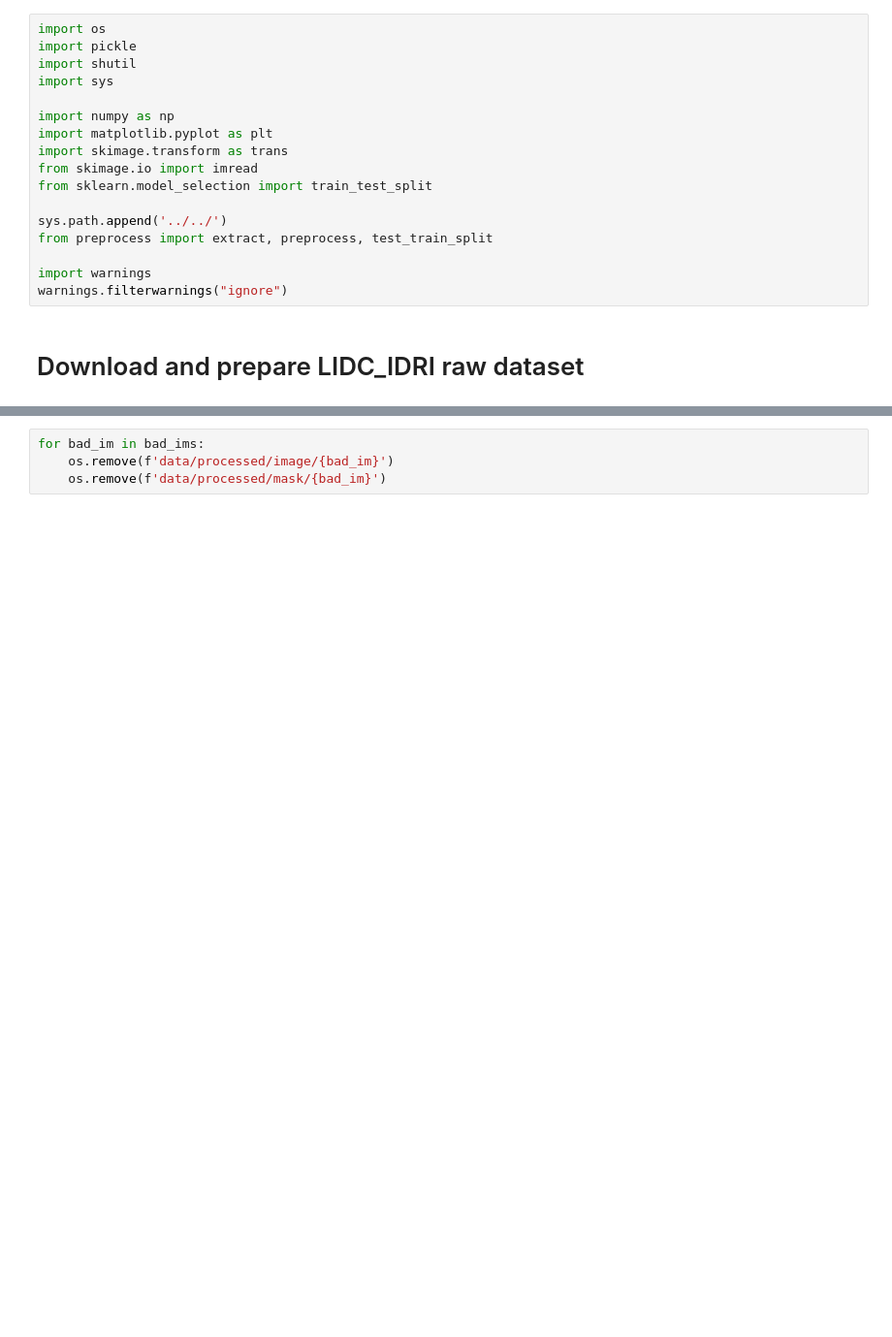
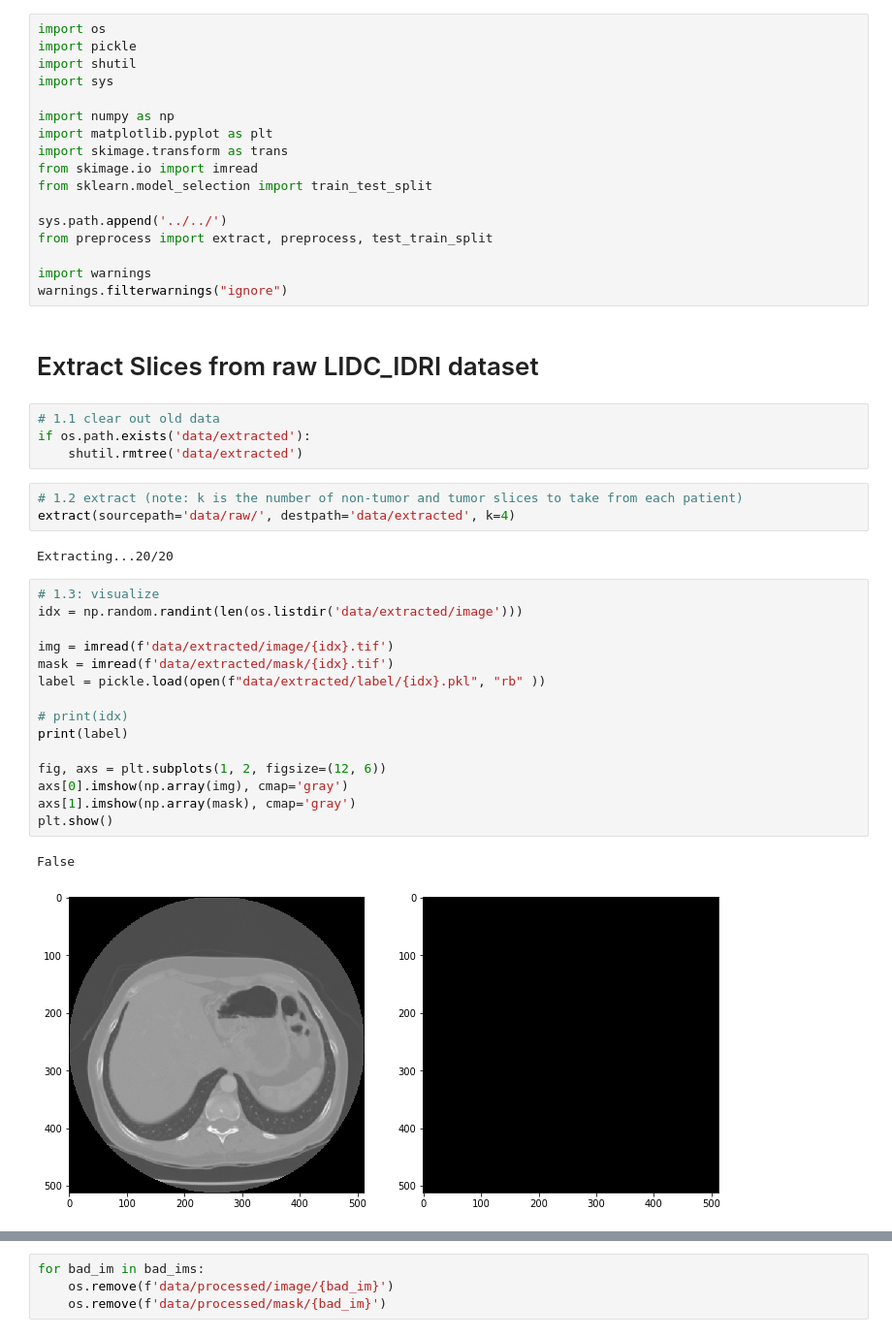
Before and after one commit to maggiebasta/lidc_information_density, a Jupyter notebook: preprocess_notebook.ipynb, the cells around one changed output, grey strips where cells are left out. Shown at 97% size. Saved outputs shown, nothing was run; the diff lists cells and outputs as text; blank space fills up the shorter version.

```diff
--- a/preprocess_notebook.ipynb
+++ b/preprocess_notebook.ipynb
@@ -15,5 +15,32 @@ from preprocess import extract, preprocess, test_train_split
 
 import warnings
 warnings.filterwarnings("ignore")
-# %% [markdown]
-# Download and prepare LIDC_IDRI raw dataset
+# %% [markdown]
+# Extract Slices from raw LIDC_IDRI dataset
+# %%
+# 1.1 clear out old data
+if os.path.exists('data/extracted'):
+    shutil.rmtree('data/extracted')
+# %%
+# 1.2 extract (note: k is the number of non-tumor and tumor slices to take from each patient)
+extract(sourcepath='data/raw/', destpath='data/extracted', k=4)
+# %% [output]
+Extracting...20/20
+# %%
+# 1.3: visualize
+idx = np.random.randint(len(os.listdir('data/extracted/image')))
+
+img = imread(f'data/extracted/image/{idx}.tif')
+mask = imread(f'data/extracted/mask/{idx}.tif')
+label = pickle.load(open(f"data/extracted/label/{idx}.pkl", "rb" ))
+
+# print(idx)
+print(label)
+
+fig, axs = plt.subplots(1, 2, figsize=(12, 6))
+axs[0].imshow(np.array(img), cmap='gray')
+axs[1].imshow(np.array(mask), cmap='gray')
+plt.show()
+# %% [output]
+False
+[figure, added]
```
Also changed, not shown: parts of 20 cells of this notebook, 5 other files.
